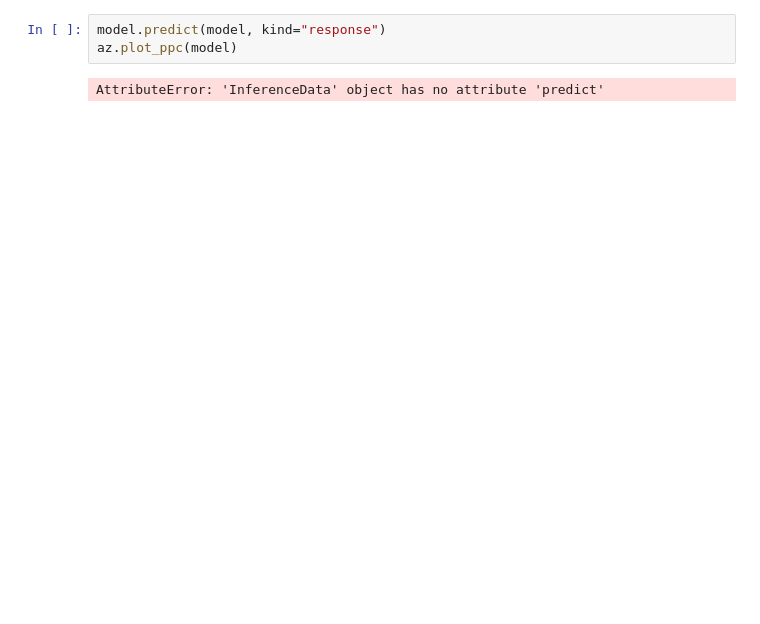
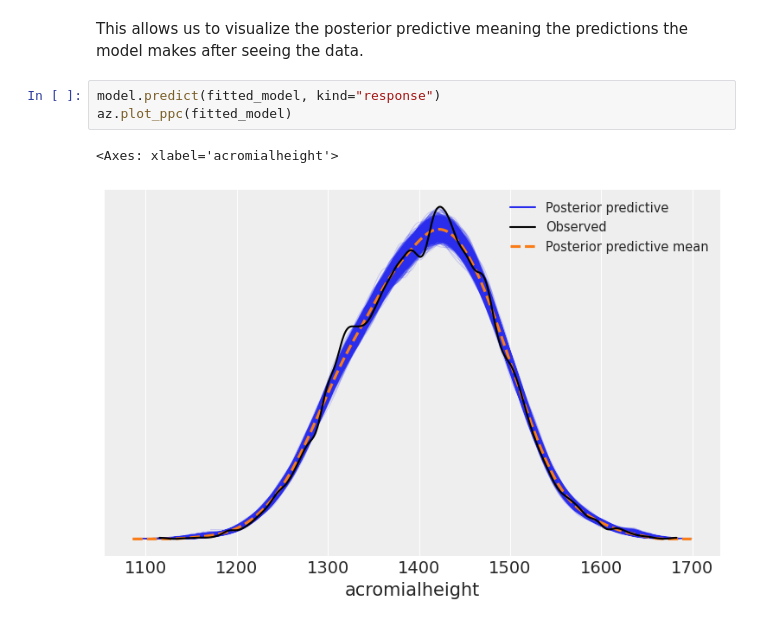
Before and after one commit to jobindjohn/anthromass, a Jupyter notebook: anthropmass/nbs/230_anthro_bambi.ipynb, the cells around one changed output. Cells and saved outputs as stored; diff of their text form; blank space fills up the shorter version.

```diff
--- a/anthropmass/nbs/230_anthro_bambi.ipynb
+++ b/anthropmass/nbs/230_anthro_bambi.ipynb
@@ -71,5 +89,8 @@ AttributeError: 'InferenceData' object has no attribute 'predict'
+# %% [markdown]
+This allows us to visualize the posterior predictive meaning the predictions the model makes after seeing the data.
 # %%
-model.predict(model, kind="response")
-az.plot_ppc(model)
+model.predict(fitted_model, kind="response")
+az.plot_ppc(fitted_model)
 # %% [output]
-AttributeError: 'InferenceData' object has no attribute 'predict'
+<Axes: xlabel='acromialheight'>
+[figure, added]
```
Also changed, not shown: parts of 30 cells of this notebook, 3 other files.
